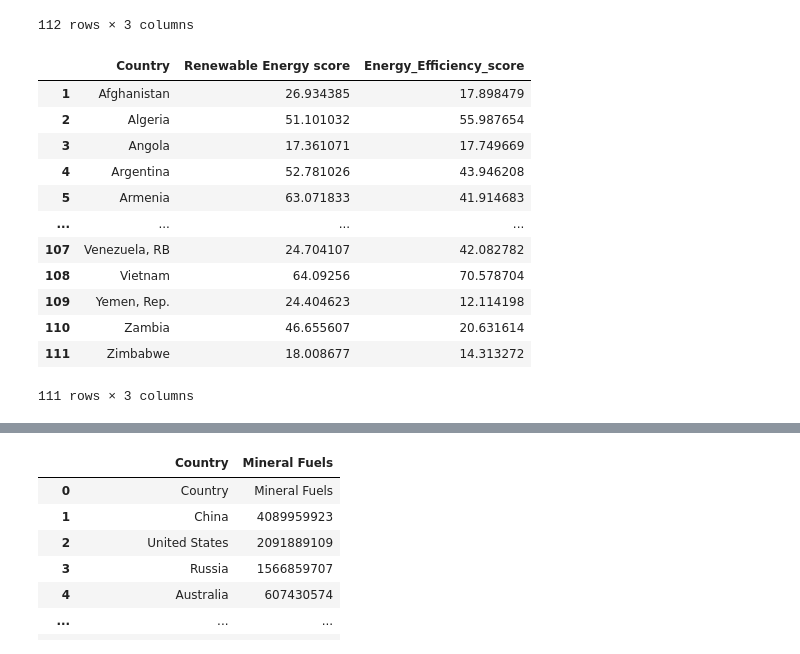
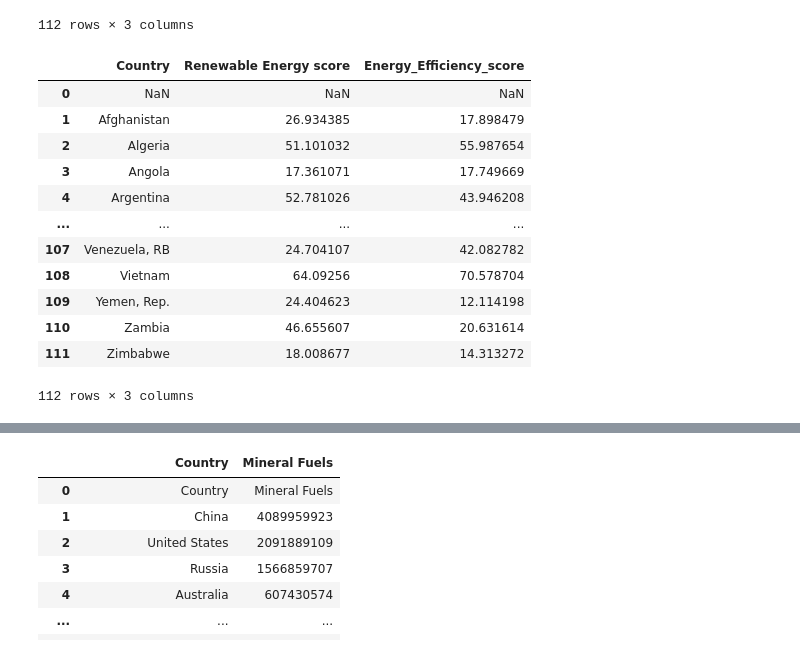
Before and after one commit to NicoTCV/Parcial_ICDS, a Jupyter notebook: Parcial_CDE_of.ipynb, the cells around one changed output, grey strips where cells are left out. Drawn from its saved outputs; the diff is of its cells as text; code cells hidden in the pictures.

```diff
--- a/Parcial_CDE_of.ipynb
+++ b/Parcial_CDE_of.ipynb
@@ -111,23 +111,24 @@ datascore
 # %%
 # cambio el nombre a las columnas
 datascore.rename(columns={'Country Categories':'Country','Unnamed: 5':'Renewable Energy score','Unnamed: 6':'Energy_Efficiency_score'},inplace=True)
 # elimino la primera fila
-datascore.drop(index=0,inplace=True)
+import numpy as np
+datascore.loc[0]=np.nan
 datascore
 # %% [output]
 |  | Country | Renewable Energy score | Energy_Efficiency_score |
+| 0 | NaN | NaN | NaN |
 | 1 | Afghanistan | 26.934385 | 17.898479 |
 | 2 | Algeria | 51.101032 | 55.987654 |
 | 3 | Angola | 17.361071 | 17.749669 |
 | 4 | Argentina | 52.781026 | 43.946208 |
-| 5 | Armenia | 63.071833 | 41.914683 |
 | ... | ... | ... | ... |
 | 107 | Venezuela, RB | 24.704107 | 42.082782 |
 | 108 | Vietnam | 64.09256 | 70.578704 |
 | 109 | Yemen, Rep. | 24.404623 | 12.114198 |
 | 110 | Zambia | 46.655607 | 20.631614 |
 | 111 | Zimbabwe | 18.008677 | 14.313272 |
-111 rows × 3 columns
+112 rows × 3 columns
 # %%
 #          Trabajaré con datapm (producción minera)
 # %%
```
Also changed, not shown: parts of 20 cells of this notebook.
